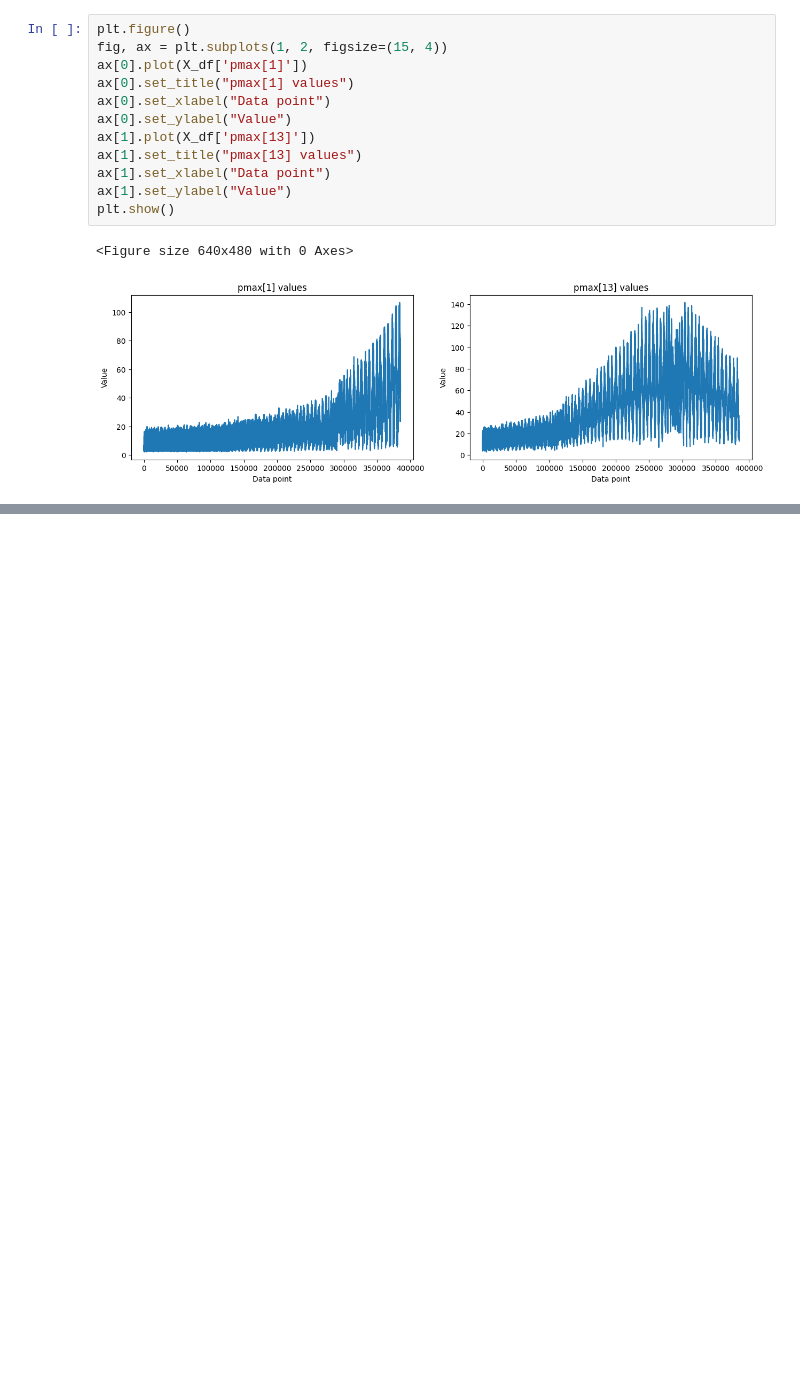
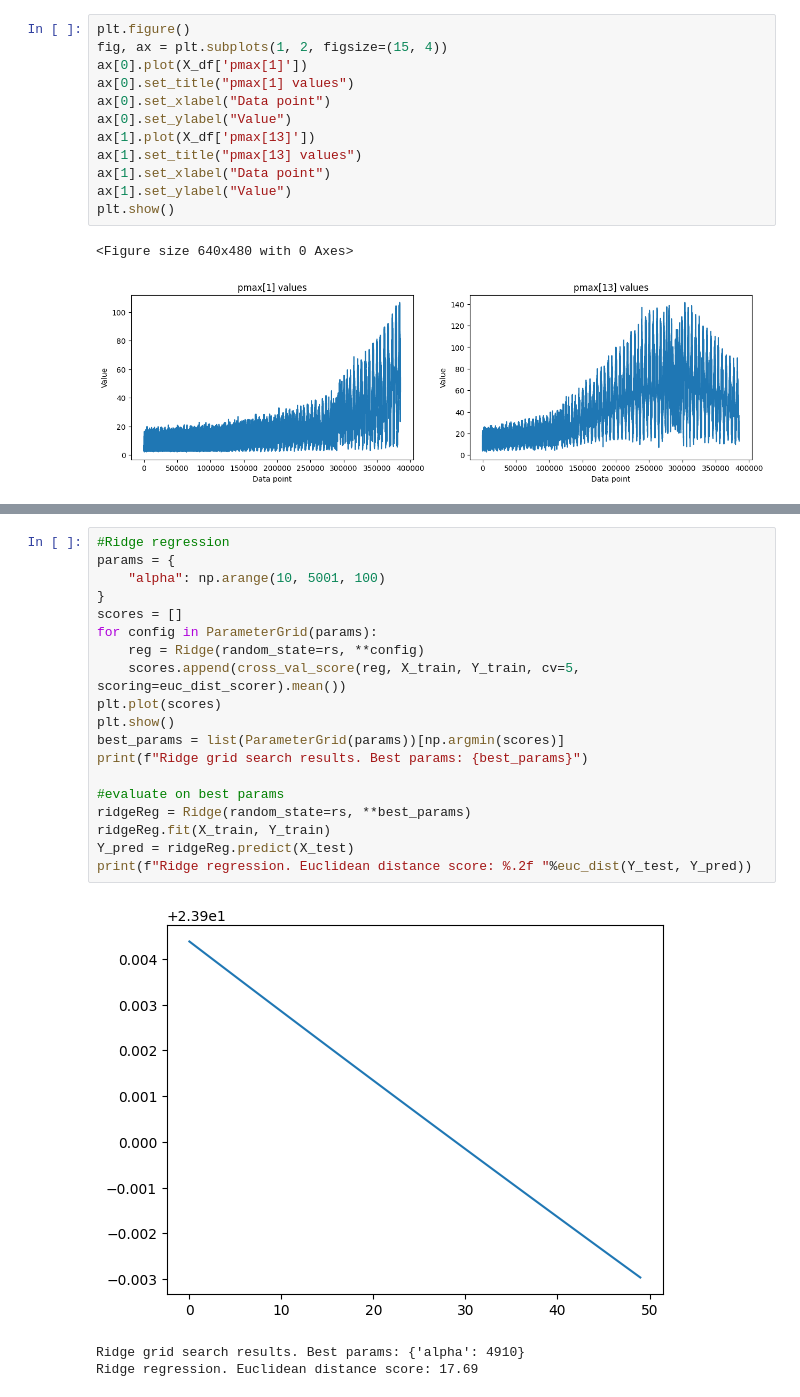
Before and after one commit to marcomag416/dslWinterProject, a Jupyter notebook: dslWinterProject.ipynb, the cells around one changed output, grey strips where cells are left out. Saved outputs shown, nothing was run; the diff lists cells and outputs as text; blank space fills up the shorter version.

```diff
--- a/dslWinterProject.ipynb
+++ b/dslWinterProject.ipynb
@@ -95,0 +155,23 @@ plt.show()
+# %%
+#Ridge regression
+params = {
+    "alpha": np.arange(10, 5001, 100)
+}
+scores = []
+for config in ParameterGrid(params):
+    reg = Ridge(random_state=rs, **config)
+    scores.append(cross_val_score(reg, X_train, Y_train, cv=5, scoring=euc_dist_scorer).mean())
+plt.plot(scores)
+plt.show()
+best_params = list(ParameterGrid(params))[np.argmin(scores)]
+print(f"Ridge grid search results. Best params: {best_params}")
+
+#evaluate on best params
+ridgeReg = Ridge(random_state=rs, **best_params)
+ridgeReg.fit(X_train, Y_train)
+Y_pred = ridgeReg.predict(X_test)
+print(f"Ridge regression. Euclidean distance score: %.2f "%euc_dist(Y_test, Y_pred))
+# %% [output]
+[figure, added]
+Ridge grid search results. Best params: {'alpha': 4910}
+Ridge regression. Euclidean distance score: 17.69
```
Also changed, not shown: parts of 8 cells of this notebook.
